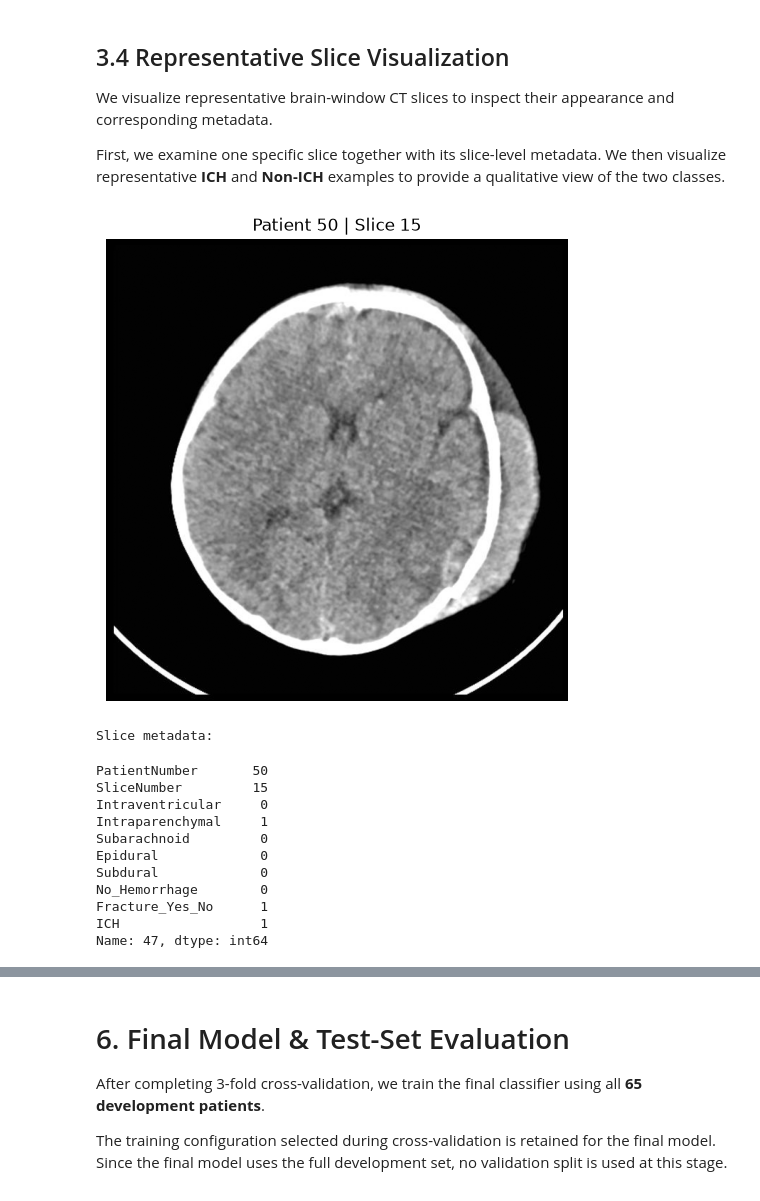
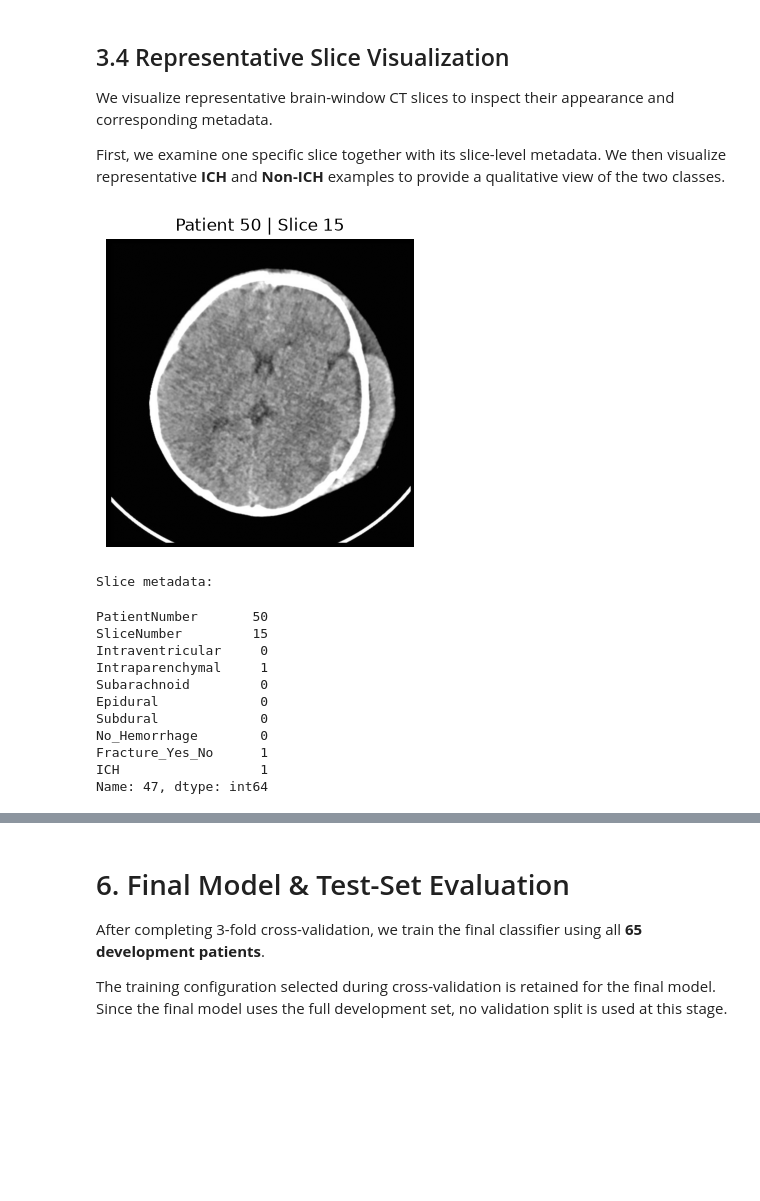
Before and after one commit to MeriemAfafHaddou/explainable-ai-ct-imaging, a Jupyter notebook: brain_ct_xai.ipynb, the cells around one changed output, grey strips where cells are left out. Saved outputs shown, nothing was run; the diff lists cells and outputs as text; code cells hidden in the pictures; blank space fills up the shorter version.

```diff
--- a/brain_ct_xai.ipynb
+++ b/brain_ct_xai.ipynb
@@ -230,35 +229,35 @@ First, we examine one specific slice together with its slice-level metadata. We
 # %%
 from src.data_exploration import get_slice_metadata
 from src.data_loading import load_ct_image
 
 patient_id = 50
 slice_number = 15
 
 image = load_ct_image(
     DATA_DIR,
     patient_id=patient_id,
     slice_number=slice_number,
     window="brain",
 )
 
 slice_info = get_slice_metadata(
     diagnosis_df,
     patient_id=patient_id,
     slice_number=slice_number,
 )
 
-plt.figure(figsize=(6, 6))
+plt.figure(figsize=(4, 4))
 
 plt.imshow(image, cmap="gray")
 plt.axis("off")
 plt.title(f"Patient {patient_id} | Slice {slice_number}")
 
 plt.show()
 
 print("Slice metadata:")
 display(slice_info)
 # %% [output]
-[figure, old version]
+[figure, new version]
 Slice metadata:
 PatientNumber       50
 SliceNumber         15
```
Also changed, not shown: parts of 33 cells of this notebook, 1 other file.
